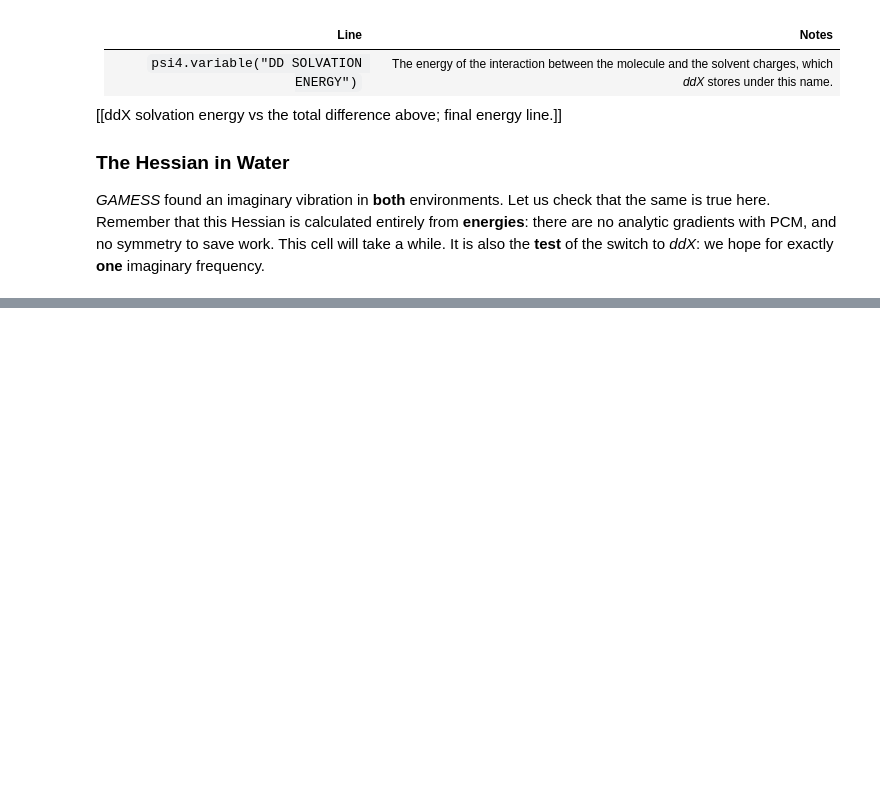
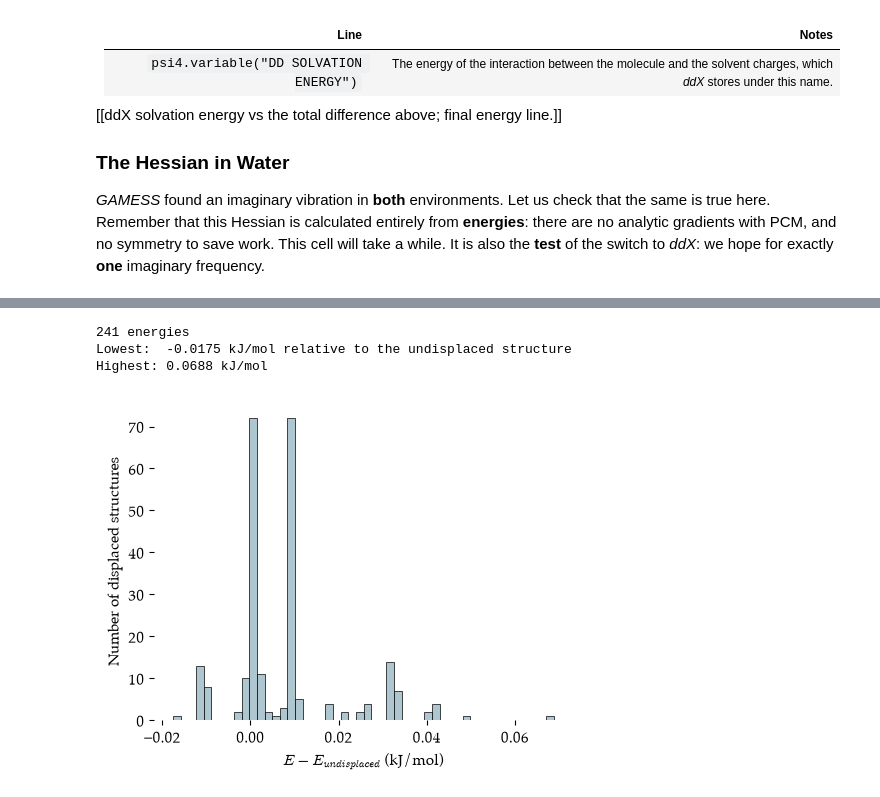
Before and after one commit to blinkletter/UsingPsi4, a Jupyter notebook: book/10-Solvent/101-Solvent.ipynb, the cells around one changed output, grey strips where cells are left out. Cells and saved outputs as stored; diff of their text form; code cells hidden in the pictures; blank space fills up the shorter version.

```diff
--- a/book/10-Solvent/101-Solvent.ipynb
+++ b/book/10-Solvent/101-Solvent.ipynb
@@ -554,0 +619,21 @@ show_vibration(wfn_water, 0)
+# %%
+with open("sn2_water_freq.out") as f:
+    lines = f.readlines()
+
+energies = [float(line.split()[-1]) for line in lines if "@RKS Final Energy" in line]
+dE = (np.array(energies) - energies[0]) * psi4.constants.hartree2kJmol
+
+print(len(energies), "energies")
+print(f"Lowest:  {dE.min():.4f} kJ/mol relative to the undisplaced structure")
+print(f"Highest: {dE.max():.4f} kJ/mol")
+
+fig, ax = plt.subplots(nrows=1, ncols=1, figsize=(5,4))
+ax.hist(dE, bins=50, color="#AEC6CF", edgecolor="black", linewidth=0.5)
+ax.set_xlabel(r"$E - E_{undisplaced}$ (kJ/mol)")
+ax.set_ylabel("Number of displaced structures")
+plt.show()
+# %% [output]
+241 energies
+Lowest:  -0.0175 kJ/mol relative to the undisplaced structure
+Highest: 0.0688 kJ/mol
+[figure, added]
```
Also changed, not shown: parts of 49 cells of this notebook, 24 other files.
